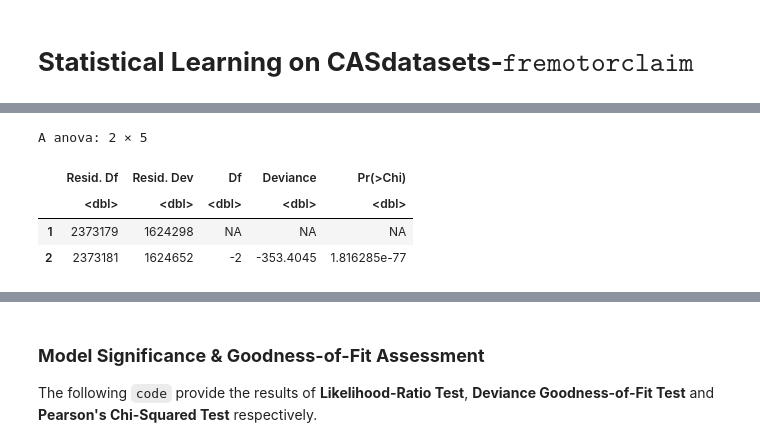
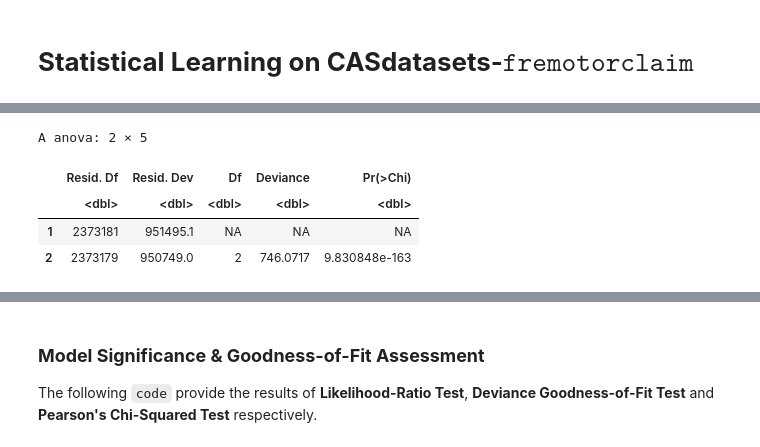
Before and after one commit to tim901225pn-ui/Claim-Prediction-Application-of-GLM-on-Compound-Poisson-Model, a Jupyter notebook: RESULT.ipynb, the cells around one changed output, grey strips where cells are left out. Saved outputs shown, nothing was run; the diff lists cells and outputs as text; code cells hidden in the pictures.

```diff
--- a/RESULT.ipynb
+++ b/RESULT.ipynb
@@ -54,14 +60,14 @@ A tibble: 6 × 14
 # %%
-fit.full = readRDS("fit.full.rds")
-fit.reduced = readRDS("fit.reduced.rds")
+fit.full = readRDS("fitted.model.full.rds")
+fit.reduced = readRDS("fit.model.reduced.rds")
 # %%
-anova(fit.full, fit.reduced, test = "LRT")
+anova(fit.reduced, fit.full, test = "LRT")
 # %% [output]
 A anova: 2 × 5
 |  | Resid. Df | Resid. Dev | Df | Deviance | Pr(>Chi) |
 |  | <dbl> | <dbl> | <dbl> | <dbl> | <dbl> |
-| 1 | 2373179 | 1624298 | NA | NA | NA |
-| 2 | 2373181 | 1624652 | -2 | -353.4045 | 1.816285e-77 |
+| 1 | 2373181 | 951495.1 | NA | NA | NA |
+| 2 | 2373179 | 950749.0 | 2 | 746.0717 | 9.830848e-163 |
 # %%
 coefs = summary(fit.full)$coefficients
 year_coefs = coefs[grep("year", rownames(coefs)), ]
```
Also changed, not shown: parts of 9 cells of this notebook, 5 other files.
